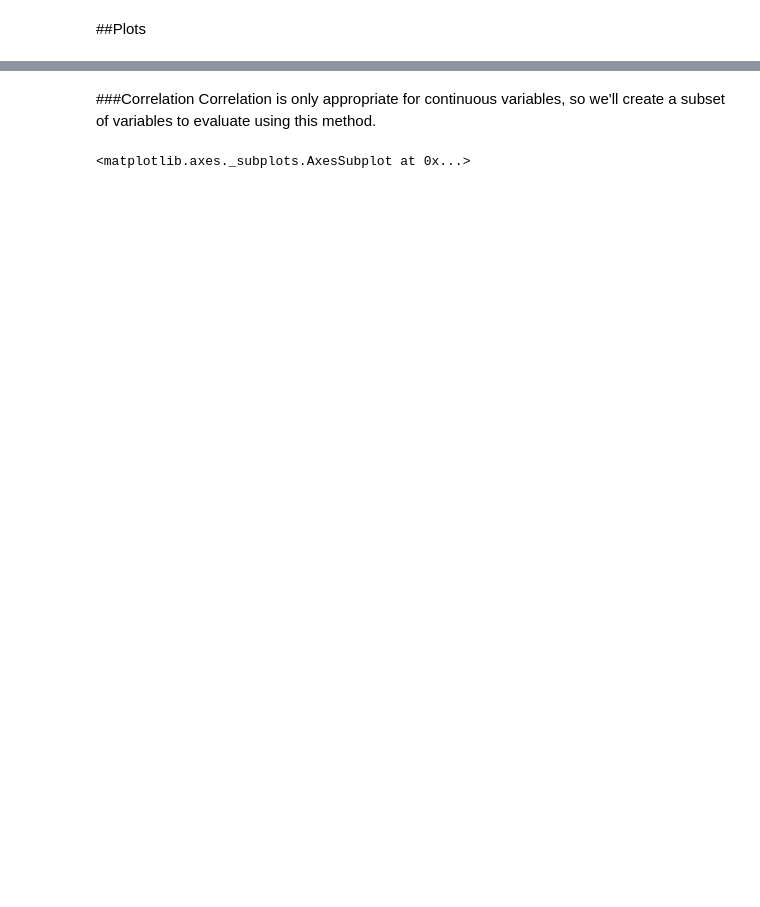
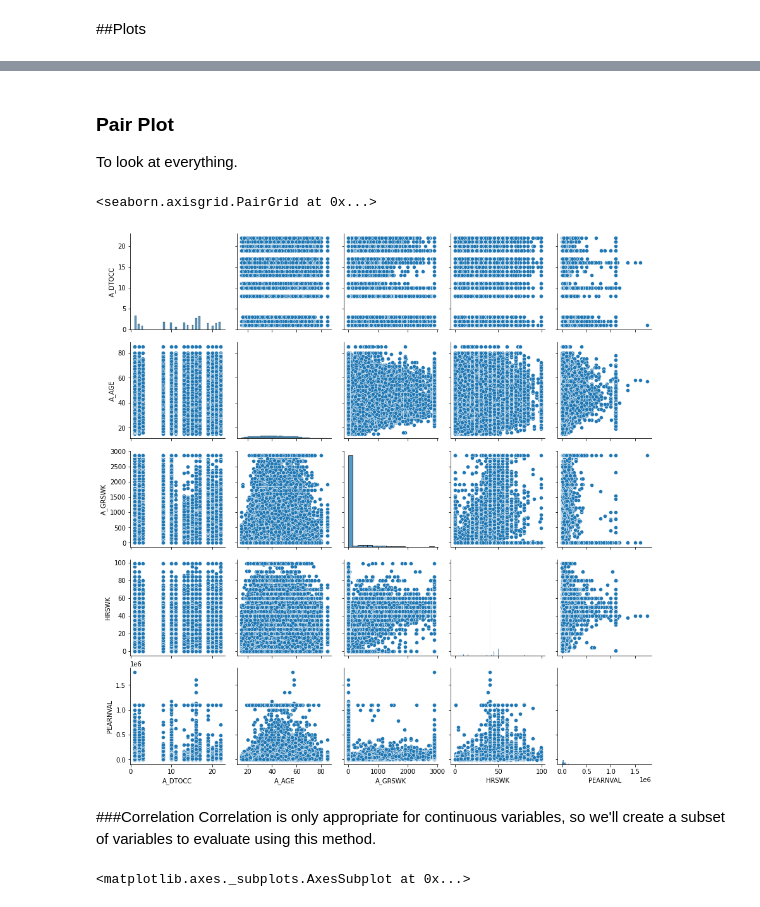
Before and after one commit to cfcastillo/DS-6-Notebooks, a Jupyter notebook: 2_Education_Capstone_EDA_and_Processing.ipynb, the cells around one changed output, grey strips where cells are left out. Saved outputs shown, nothing was run; the diff lists cells and outputs as text; code cells hidden in the pictures; blank space fills up the shorter version.

```diff
--- a/2_Education_Capstone_EDA_and_Processing.ipynb
+++ b/2_Education_Capstone_EDA_and_Processing.ipynb
@@ -233,3 +263,14 @@ Name: A_DTOCC, dtype: float64
+# %% [markdown]
+### Pair Plot
+
+To look at everything.
+# %%
+pp_cols=[which_target, 'A_AGE', 'A_GRSWK', 'HRSWK', 'PEARNVAL']
+pp_df = asec_final.filter(items=pp_cols, axis=1)
+sns.pairplot(pp_df)
+# %% [output]
+<seaborn.axisgrid.PairGrid at 0x...>
+[figure, added]
 # %% [markdown]
 ###Correlation
 Correlation is only appropriate for continuous variables, so we'll create a subset of variables to evaluate using this method.
```
Also changed, not shown: parts of 20 cells of this notebook.
